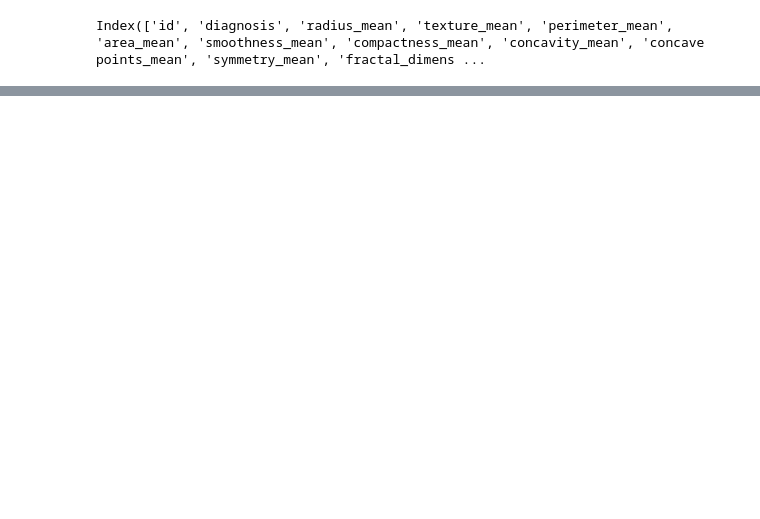
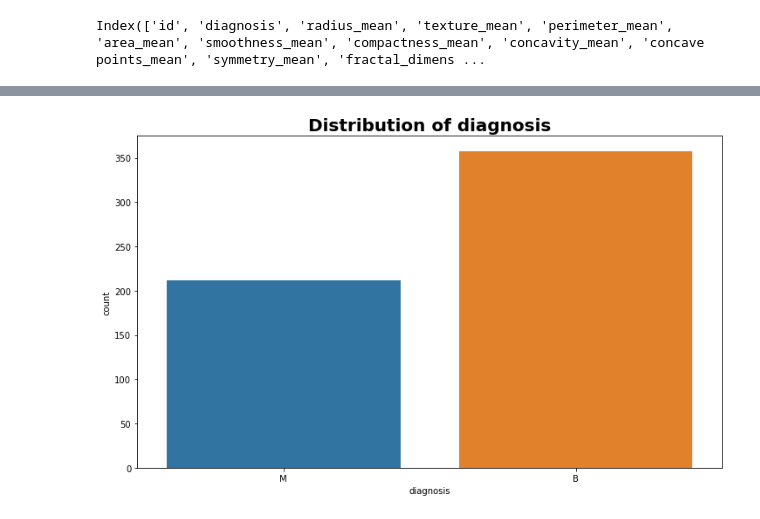
Before and after one commit to hikmab/Causal-Inference-, a Jupyter notebook: notebooks/EDA.ipynb, the cells around one changed output, grey strips where cells are left out. Saved outputs shown, nothing was run; the diff lists cells and outputs as text; code cells hidden in the pictures; blank space fills up the shorter version.

```diff
--- a/notebooks/EDA.ipynb
+++ b/notebooks/EDA.ipynb
@@ -29,0 +45,4 @@ Index(['id', 'diagnosis', 'radius_mean', 'texture_mean', 'perimeter_mean', 'area
+# %%
+Plot.plot_count(df,'diagnosis')
+# %% [output]
+[figure, added]
```
Also changed, not shown: parts of 17 cells of this notebook, 1 other file.
